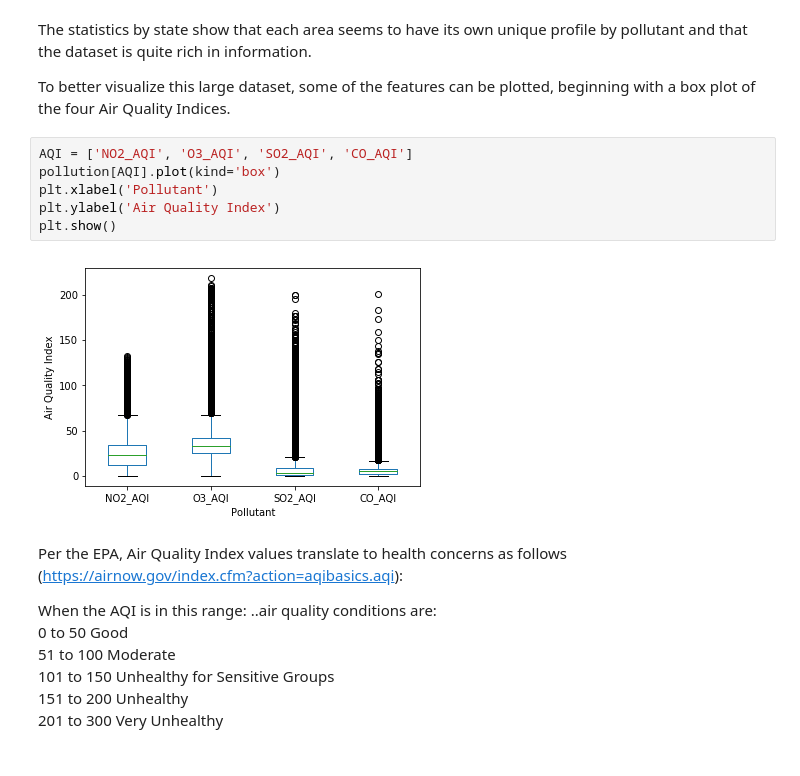
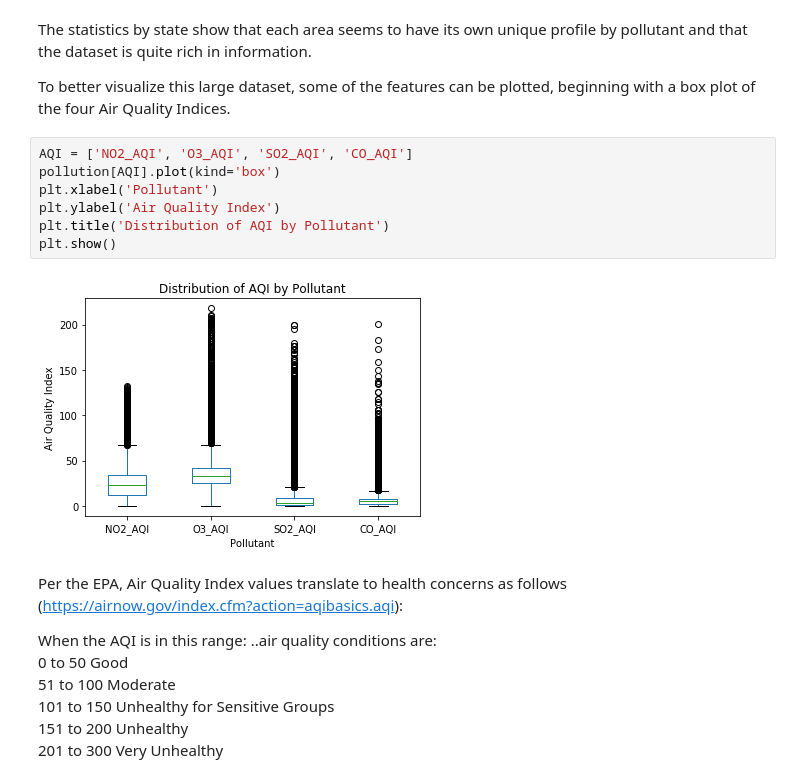
Before and after one commit to bouncebarkrun/Springboard-Data-Science-Career-Track, a Jupyter notebook: 1st Capstone Project/Capstone 1 EDA.ipynb, the cells around one changed output. Drawn from its saved outputs; the diff is of its cells as text.

```diff
--- a/1st Capstone Project/Capstone 1 EDA.ipynb
+++ b/1st Capstone Project/Capstone 1 EDA.ipynb
@@ -103,11 +103,12 @@ To better visualize this large dataset, some of the features can be plotted, beg
 # %%
 AQI = ['NO2_AQI', 'O3_AQI', 'SO2_AQI', 'CO_AQI']
 pollution[AQI].plot(kind='box')
 plt.xlabel('Pollutant')
 plt.ylabel('Air Quality Index')
+plt.title('Distribution of AQI by Pollutant')
 plt.show()
 # %% [output]
-[figure, old version]
+[figure, new version]
 # %% [markdown]
 Per the EPA, Air Quality Index values translate to health concerns as follows (https://airnow.gov/index.cfm?action=aqibasics.aqi):
 
```
Also changed, not shown: parts of 10 cells of this notebook.
